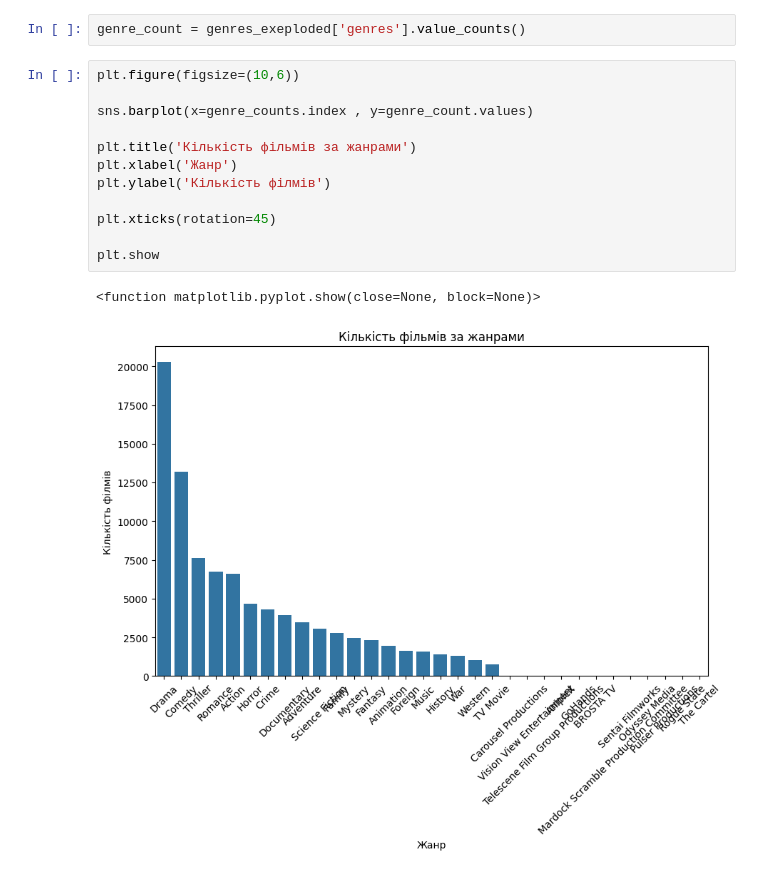
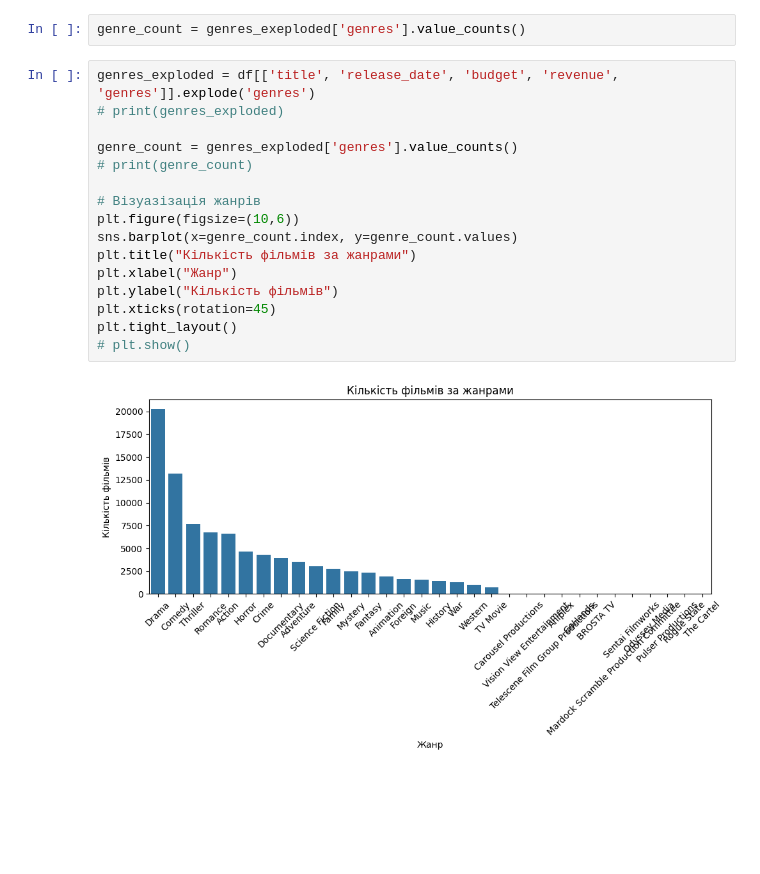
Before and after one commit to romanrudniev/MachineLearning, a Jupyter notebook: Аналізатор_Фільмів.ipynb, the cells around one changed output. Saved outputs shown, nothing was run; the diff lists cells and outputs as text; blank space fills up the shorter version.

```diff
--- a/Аналізатор_Фільмів.ipynb
+++ b/Аналізатор_Фільмів.ipynb
@@ -280,17 +280,20 @@ print(genres_exeploded.head(10))
 # %%
 genre_count = genres_exeploded['genres'].value_counts()
 # %%
+genres_exploded = df[['title', 'release_date', 'budget', 'revenue', 'genres']].explode('genres')
+# print(genres_exploded)
+
+genre_count = genres_exploded['genres'].value_counts()
+# print(genre_count)
+
+# Візуазізація жанрів
 plt.figure(figsize=(10,6))
-
-sns.barplot(x=genre_counts.index , y=genre_count.values)
-
-plt.title('Кількість фільмів за жанрами')
-plt.xlabel('Жанр')
-plt.ylabel('Кількість філмів')
-
+sns.barplot(x=genre_count.index, y=genre_count.values)
+plt.title("Кількість фільмів за жанрами")
+plt.xlabel("Жанр")
+plt.ylabel("Кількість фільмів")
 plt.xticks(rotation=45)
-
-plt.show
+plt.tight_layout()
+# plt.show()
 # %% [output]
-<function matplotlib.pyplot.show(close=None, block=None)>
-[figure, old version]
+[figure, new version]
```
